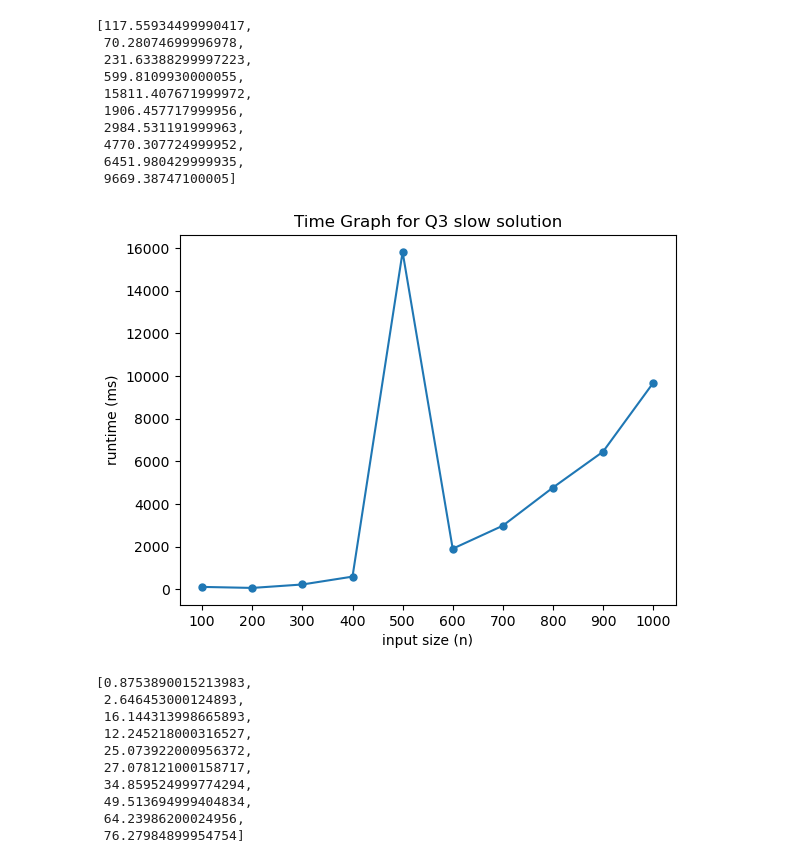
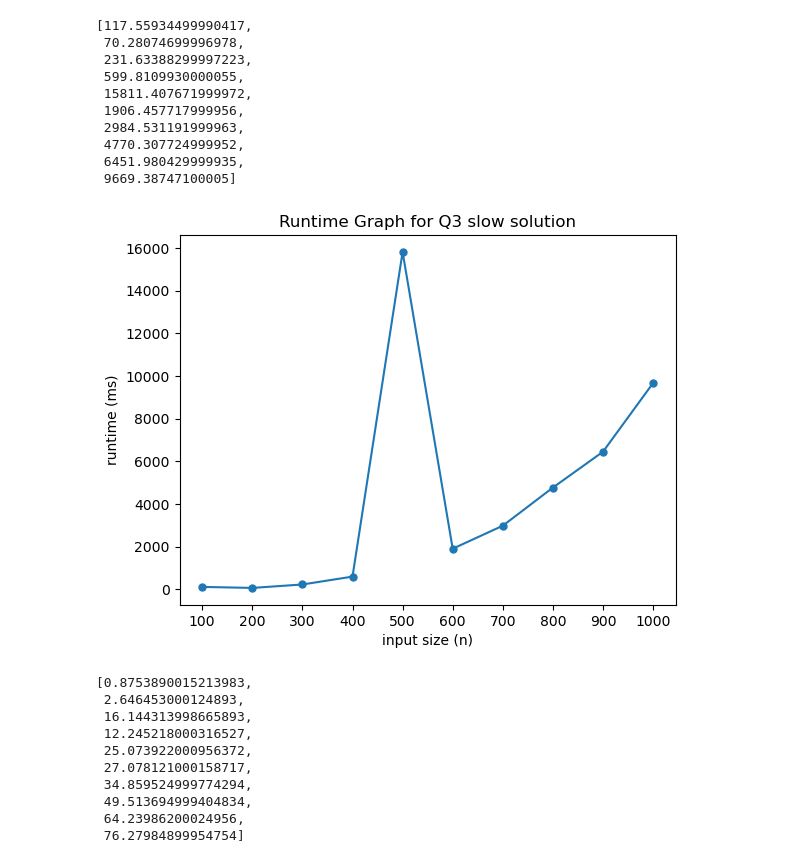
Before and after one commit to sihanchen01/cp2410, a Jupyter notebook: A1/cp2410-assignment.ipynb, the cells around one changed output. Saved outputs shown, nothing was run; the diff lists cells and outputs as text; code cells hidden in the pictures.

```diff
--- a/A1/cp2410-assignment.ipynb
+++ b/A1/cp2410-assignment.ipynb
@@ -597,9 +651,9 @@ runtime_list_q3_slow
  6451.980429999935,
  9669.38747100005]
 # %%
-draw_time_graph(n_list_q3, runtime_list_q3_slow, "Time Graph for Q3 slow solution")
+draw_time_graph(n_list_q3, runtime_list_q3_slow, "Runtime Graph for Q3 slow solution")
 # %% [output]
-[figure, old version]
+[figure, new version]
 # %%
 runtime_list_q3_fast = get_runtime(find_pythagorean_triplet_fast, n_list_q3)
 runtime_list_q3_fast
```
Also changed, not shown: parts of 24 cells of this notebook.
